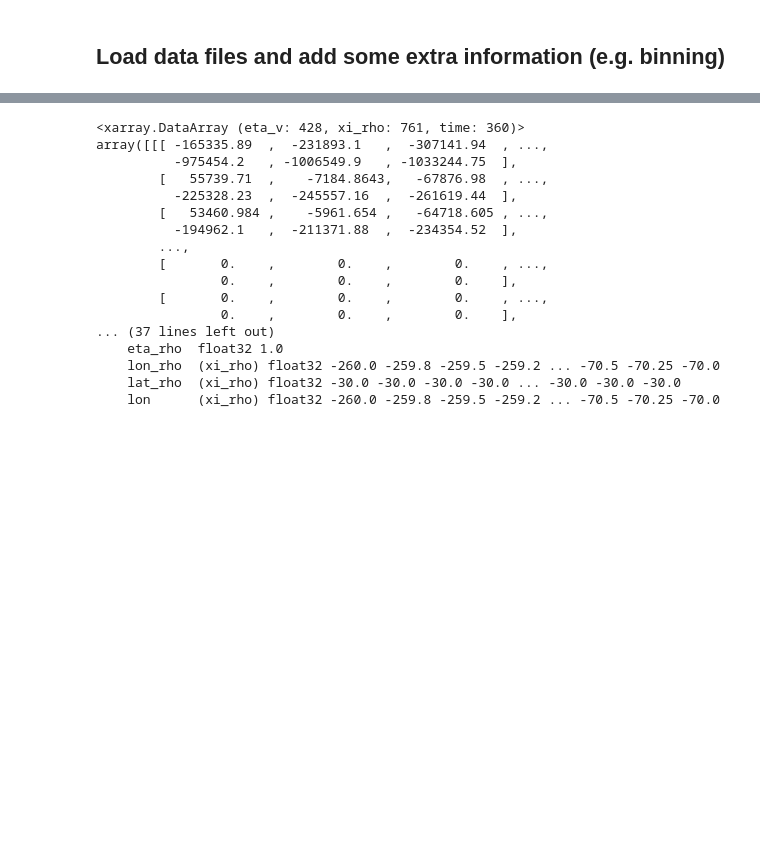
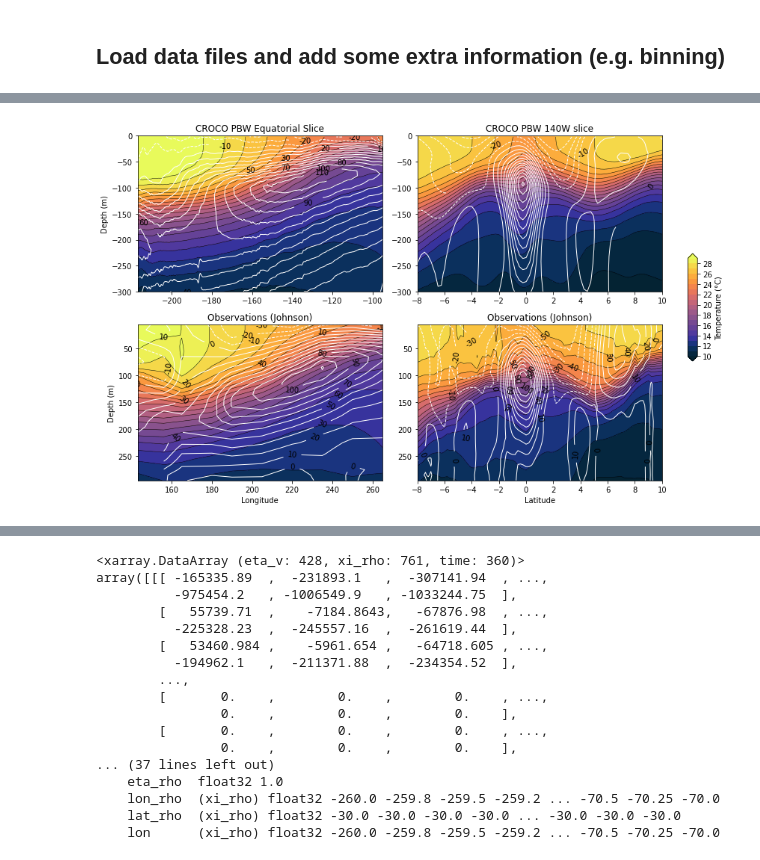
Before and after one commit to rmholmes/SAPEQ_ROMS_analysis, a Jupyter notebook: CROCO_Analysis.ipynb, the cells around one changed output, grey strips where cells are left out. Saved outputs shown, nothing was run; the diff lists cells and outputs as text; code cells hidden in the pictures; blank space fills up the shorter version.

```diff
--- a/CROCO_Analysis.ipynb
+++ b/CROCO_Analysis.ipynb
@@ -39,0 +138,85 @@ grid = Grid(favg,coords={"xi":{"center":"xi_rho","inner":"xi_u"},
+# %%
+xind = abs(favg.lon_rho1+140.).argmin().values
+yind = abs(favg.lat_rho1).argmin().values
+
+# 140W depth-lat
+u_140w = favg.u.isel(xi_u=xind).mean('time')
+temp_140w = favg.temp.isel(xi_rho=xind).mean('time')
+z_140w = favg.z_rho.isel(time=0).isel(xi_rho=xind)
+
+# Equatorial depth-longitude:
+u_eq = favg.u.isel(eta_rho=yind).mean('time')
+temp_eq = favg.temp.isel(eta_rho=yind).mean('time')
+z_eq = favg.z_rho.isel(time=0).isel(eta_rho=yind)
+# %%
+# Define colobar limits and labels:
+clevelsT = np.arange(10.,30.,1.)
+clevelsU = np.arange(-50,130,10)
+
+fig = plt.figure(figsize=(12,8))
+
+# Plot equatorial slice:
+plt.subplot(2,2,1)
+xv, yv = np.meshgrid(temp_eq.lon_rho1,z_eq.isel(xi_rho=0))
+p1=plt.contourf(xv,z_eq,temp_eq,cmap=cm.cm.thermal,
+                               levels=clevelsT,
+                               add_colorbar=False, extend='both')
+plt.contour(xv,z_eq,temp_eq,levels=clevelsT,colors='k',linewidths=0.5)
+xv, yv = np.meshgrid(u_eq.lon_u1,z_eq.isel(xi_rho=0))
+p2=plt.contour(xv,z_eq.isel(xi_rho=slice(0,-1)),100*u_eq,colors='w',levels=clevelsU,linewidths=1)
+plt.clabel(p2, fmt='%2.0f', colors='black', fontsize=10)
+plt.ylim([-300.,0.])
+plt.xlim(EqPlons)
+#plt.gca().invert_yaxis()
+plt.xlabel('')
+plt.ylabel('Depth (m)')
+plt.title('CROCO PBW Equatorial Slice')
+
+
+# Plot latitude-depth slice:
+plt.subplot(2,2,2)
+xv, yv = np.meshgrid(temp_140w.lat_rho1,z_140w.isel(eta_rho=0))
+p3=plt.contourf(xv,z_140w,temp_140w,cmap=cm.cm.thermal,
+                               levels=clevelsT,
+                               add_colorbar=False, extend='both')
+plt.contour(xv,z_140w,temp_140w,levels=clevelsT,colors='k',linewidths=0.5)
+xv, yv = np.meshgrid(u_140w.lat_rho1,z_140w.isel(eta_rho=0))
+p4=plt.contour(xv,z_140w,100*u_140w,colors='w',levels=clevelsU,linewidths=1)
+plt.clabel(p4, fmt='%2.0f', colors='black', fontsize=10)
+plt.ylim([-300.,0.])
+plt.xlim(Ltlats)
+#plt.gca().invert_yaxis()
+plt.xlabel('')
+plt.ylabel('')
+plt.title('CROCO PBW 140W slice')
+
+# Plot observational equatorial slice:
+plt.subplot(2,2,3)
+p1 = plt.contourf(lon_obs, dep_obs, obs_temp_eq, cmap=cm.cm.thermal, levels=clevelsT, extend='both')
+plt.contour(lon_obs, dep_obs, obs_temp_eq, colors='k', levels=clevelsT,linewidths=0.5)
+p2 = plt.contour(lon_u_obs, dep_obs, obs_u_eq*100, colors = 'w', linewidths=1,levels=clevelsU)
+plt.clabel(p2, fmt='%2.0f', colors='black', fontsize=10)
+plt.gca().invert_yaxis()
+plt.xlabel('Longitude')
+plt.ylabel('Depth (m)')
+plt.title('Observations (Johnson)')
+
+# Plot observational latitude-depth slice:
+plt.subplot(2,2,4)
+p1 = plt.contourf(lat_obs, dep_obs, obs_temp_140w, cmap=cm.cm.thermal, levels=clevelsT, extend='both')
+plt.contour(lat_obs, dep_obs, obs_temp_140w, colors='k', levels=clevelsT,linewidths=0.5)
+p2 = plt.contour(lat_u_obs, dep_obs, obs_u_140w*100, colors = 'w', linewidths=1,levels=clevelsU)
+plt.clabel(p2, fmt='%2.0f', colors='black', fontsize=10)
+plt.gca().invert_yaxis()
+plt.xlabel('Latitude')
+plt.ylabel('')
+plt.title('Observations (Johnson)')
+
+# Add colorbar:
+ax3 = plt.axes([0.92,0.38,0.015,0.25])
+cb = plt.colorbar(p1,cax=ax3,orientation='vertical', extend='both')
+cb.ax.set_ylabel('Temperature (°C)')
+fig.tight_layout(rect=[0, 0.03, 0.9, 0.95])
+plt.savefig('CROCO_PBW_Johnson_Comparison.png',dpi=150)
+# %% [output]
+[figure, added]
```
Also changed, not shown: parts of 25 cells of this notebook, 2 other files.
